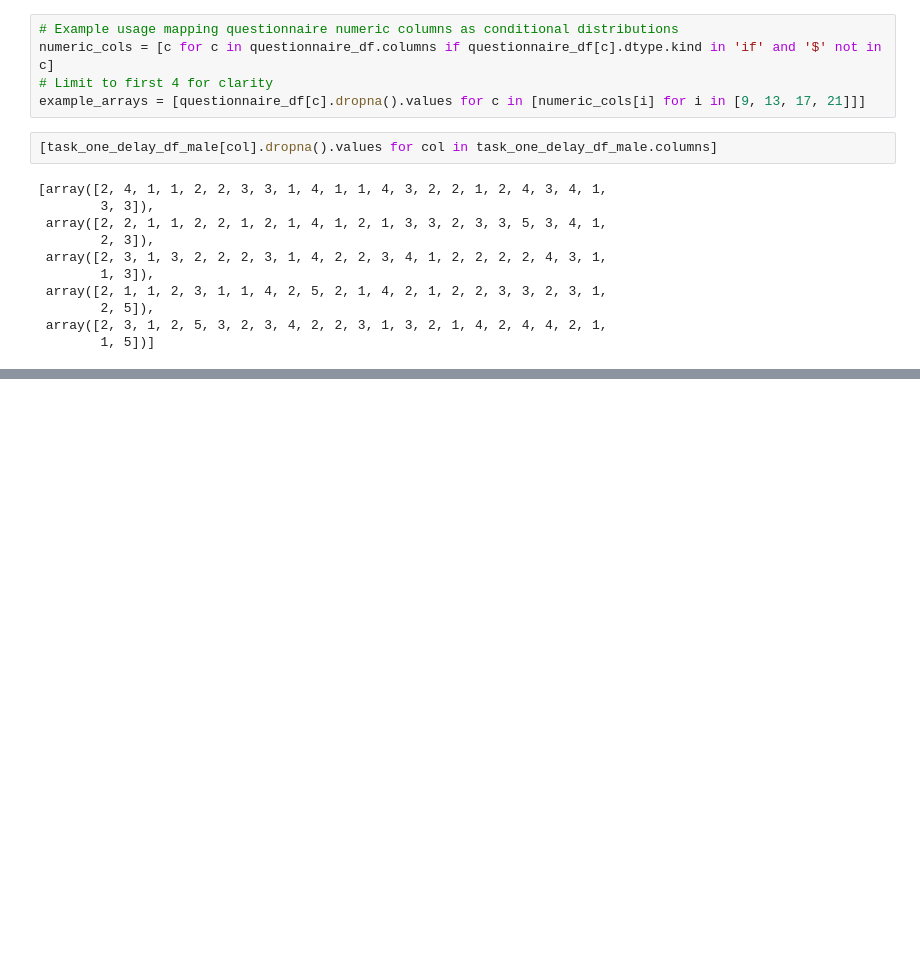
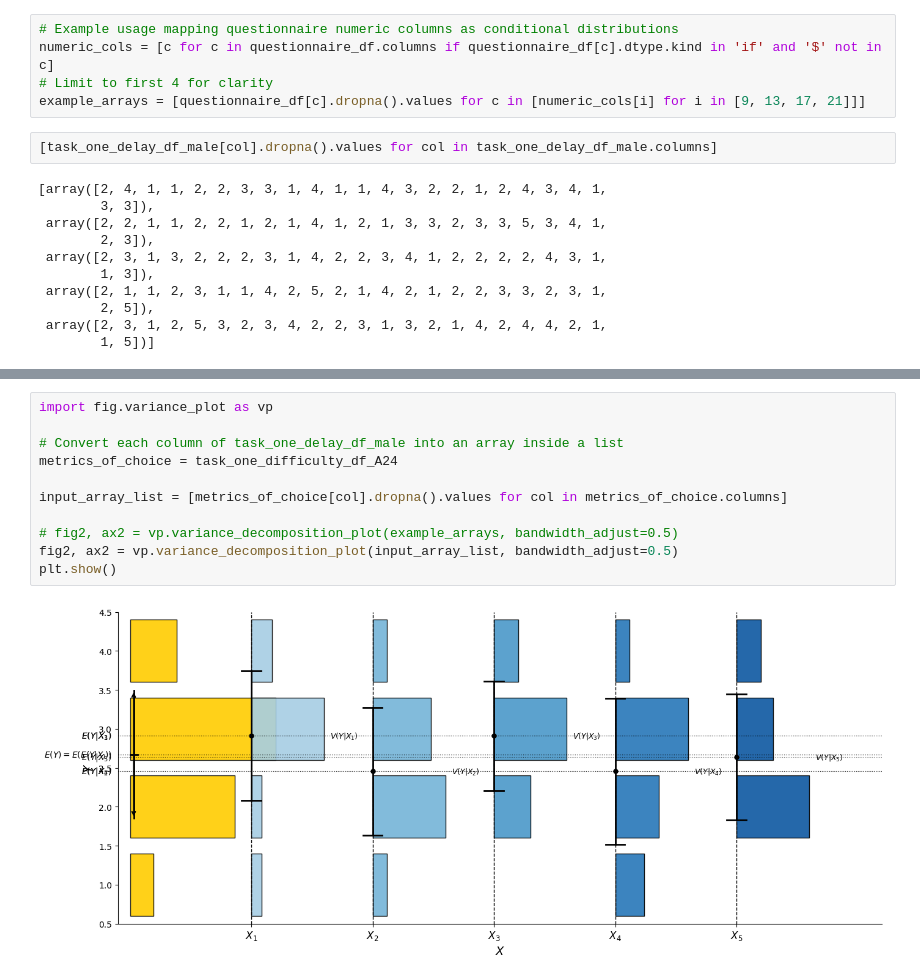
Before and after one commit to MichaTarlton/IN5060_A3, a Jupyter notebook: Notebook.ipynb, the cells around one changed output, grey strips where cells are left out. Drawn from its saved outputs; the diff is of its cells as text; blank space fills up the shorter version.

```diff
--- a/Notebook.ipynb
+++ b/Notebook.ipynb
@@ -255,0 +274,13 @@ plt.show()
+# %%
+import fig.variance_plot as vp
+
+# Convert each column of task_one_delay_df_male into an array inside a list
+metrics_of_choice = task_one_difficulty_df_A24
+
+input_array_list = [metrics_of_choice[col].dropna().values for col in metrics_of_choice.columns]
+
+# fig2, ax2 = vp.variance_decomposition_plot(example_arrays, bandwidth_adjust=0.5)
+fig2, ax2 = vp.variance_decomposition_plot(input_array_list, bandwidth_adjust=0.5)
+plt.show()
+# %% [output]
+[figure, added]
```
Also changed, not shown: parts of 23 cells of this notebook, 2 other files.
